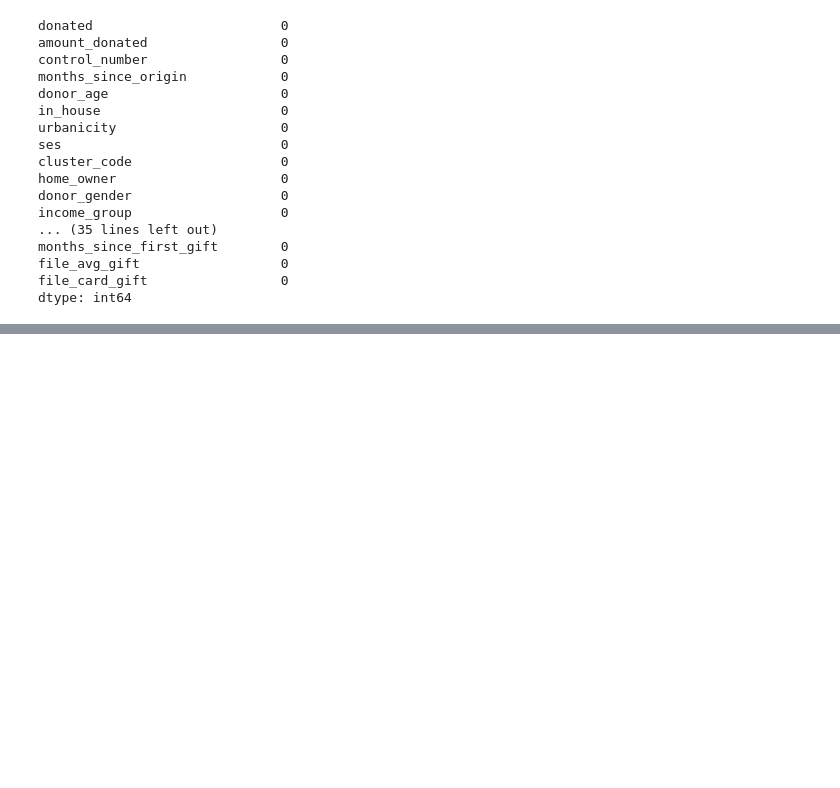
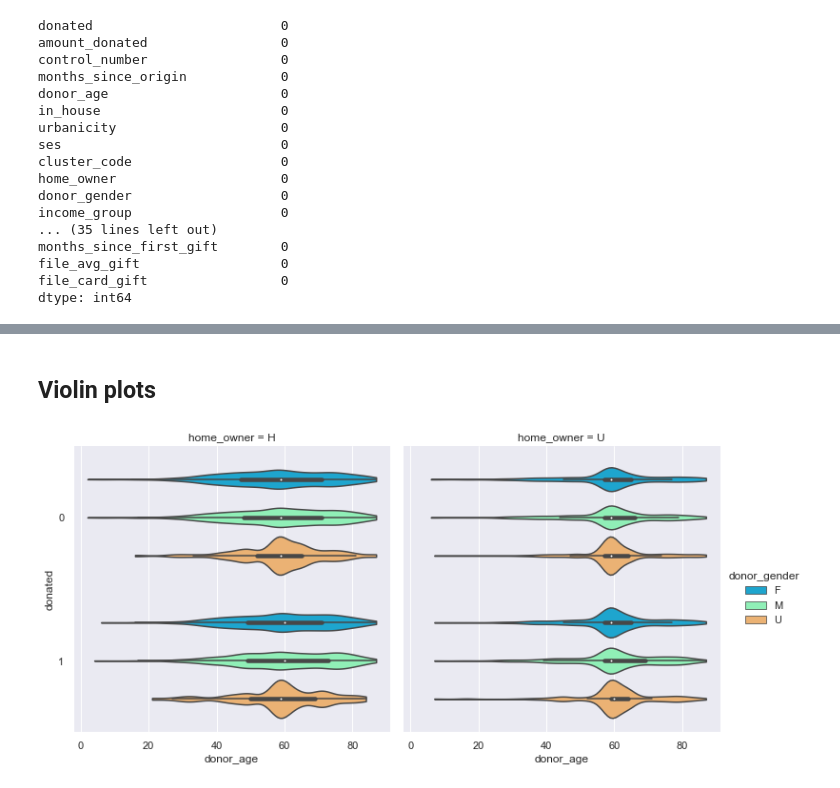
Before and after one commit to jindukwentua/Applying-Machine-Learning-to-Charity-donations, a Jupyter notebook: notebook/analysis.ipynb, the cells around one changed output, grey strips where cells are left out. Saved outputs shown, nothing was run; the diff lists cells and outputs as text; code cells hidden in the pictures; blank space fills up the shorter version.

```diff
--- a/notebook/analysis.ipynb
+++ b/notebook/analysis.ipynb
@@ -1063,0 +1078,8 @@ df_numerical.head()
+# %%
+# start with URBANICITY.
+df['urbanicity'] = df['urbanicity'].astype('category')
+df['home_owner'] = df['home_owner'].astype('category')
+df['donor_gender'] = df['donor_gender'].astype('category')
+df['overlay_source'] = df['overlay_source'].astype('category')
+df['recency_status_96nk'] = df['recency_status_96nk'].astype('category')
+#I change the data type to category so I can use cat.codes on the columns
@@ -1063,0 +1121,9 @@ df_numerical.head()
+# %% [markdown]
+## Violin plots
+# %%
+# Plotting violin plots
+  #
+sns.catplot(x="donor_age", y="donated",hue="donor_gender",col = 'home_owner', data=df,orient="h", height=5, aspect=1, palette="rainbow", kind="violin", dodge=True, cut=0, bw=.2)
+plt.show()
+# %% [output]
+[figure, added]
```
Also changed, not shown: parts of 45 cells of this notebook.
